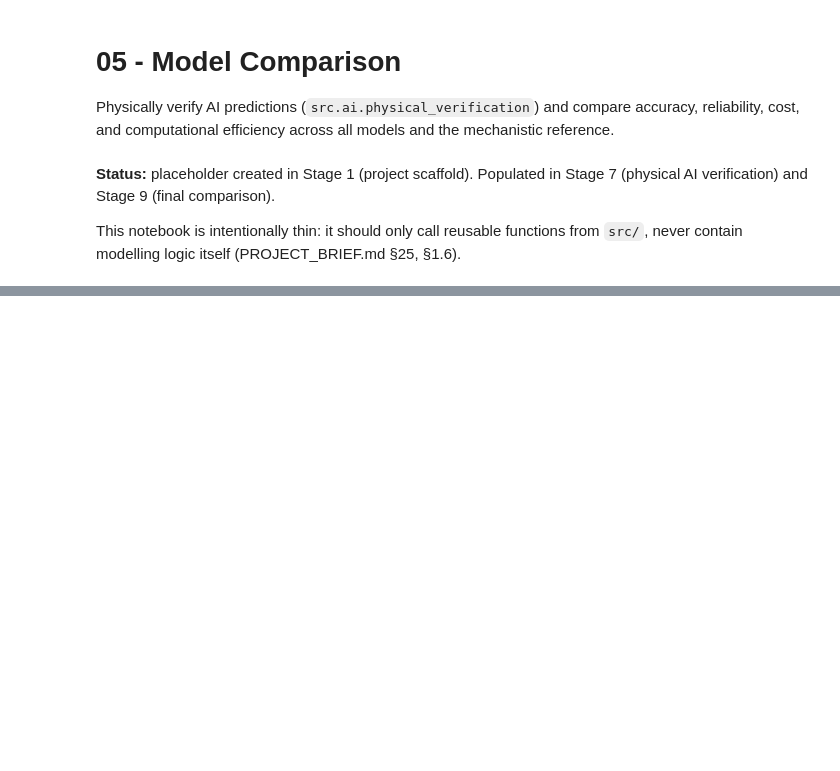
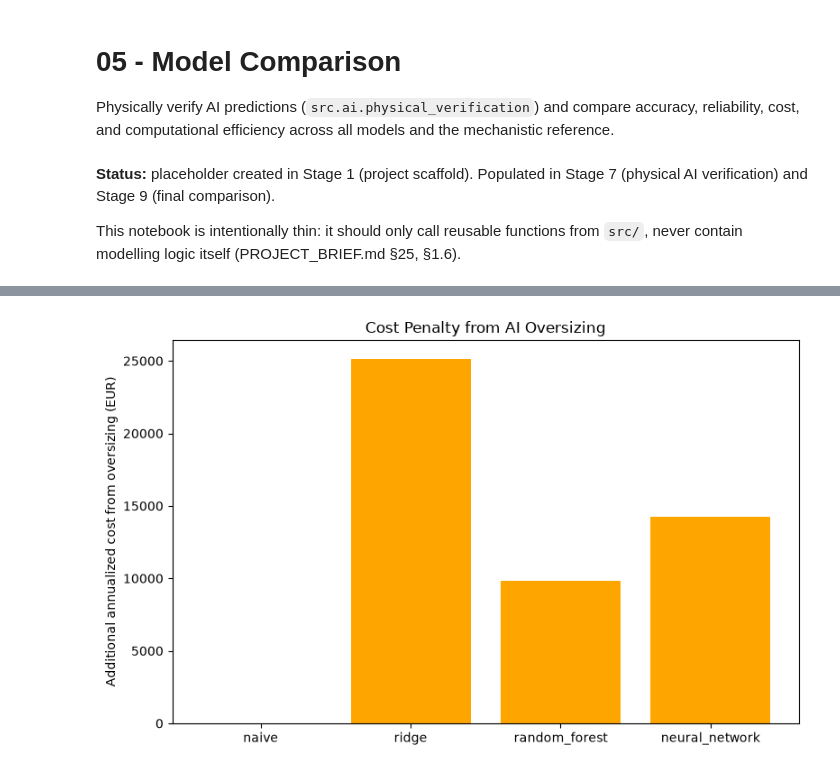
Before and after one commit to sulhos/Leonardo-Assignment, a Jupyter notebook: notebooks/05_model_comparison.ipynb, the cells around one changed output, grey strips where cells are left out. Saved outputs shown, nothing was run; the diff lists cells and outputs as text; code cells hidden in the pictures; blank space fills up the shorter version.

```diff
--- a/notebooks/05_model_comparison.ipynb
+++ b/notebooks/05_model_comparison.ipynb
@@ -61,0 +201,5 @@ if str(PROJECT_ROOT) not in sys.path:
+# %%
+fig = plot_cost_penalty_from_oversizing(summary_by_model)
+save_figure(fig, FIGURES_DIR / "26_cost_penalty_oversizing.png")
+# %% [output]
+[figure, added]
```
Also changed, not shown: parts of 15 cells of this notebook, 14 other files.
